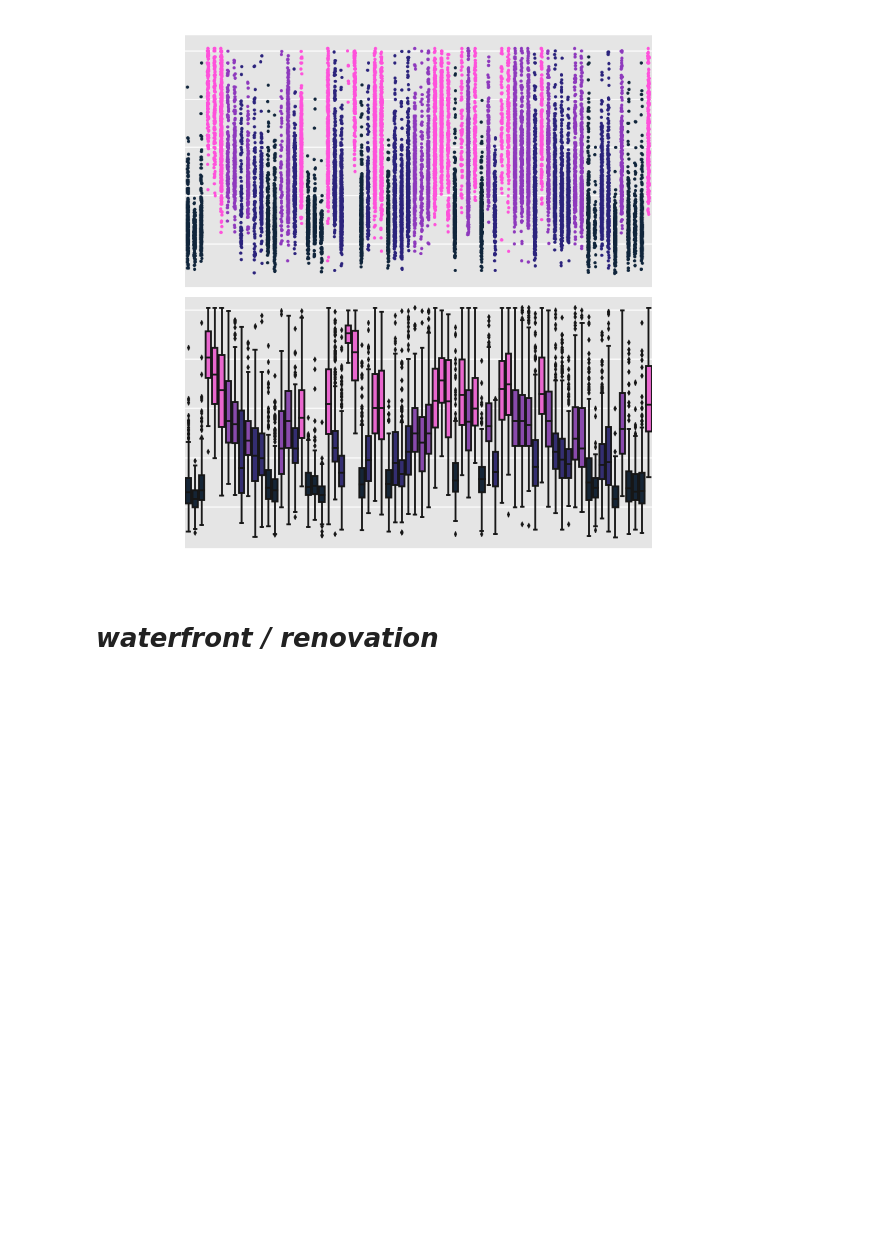
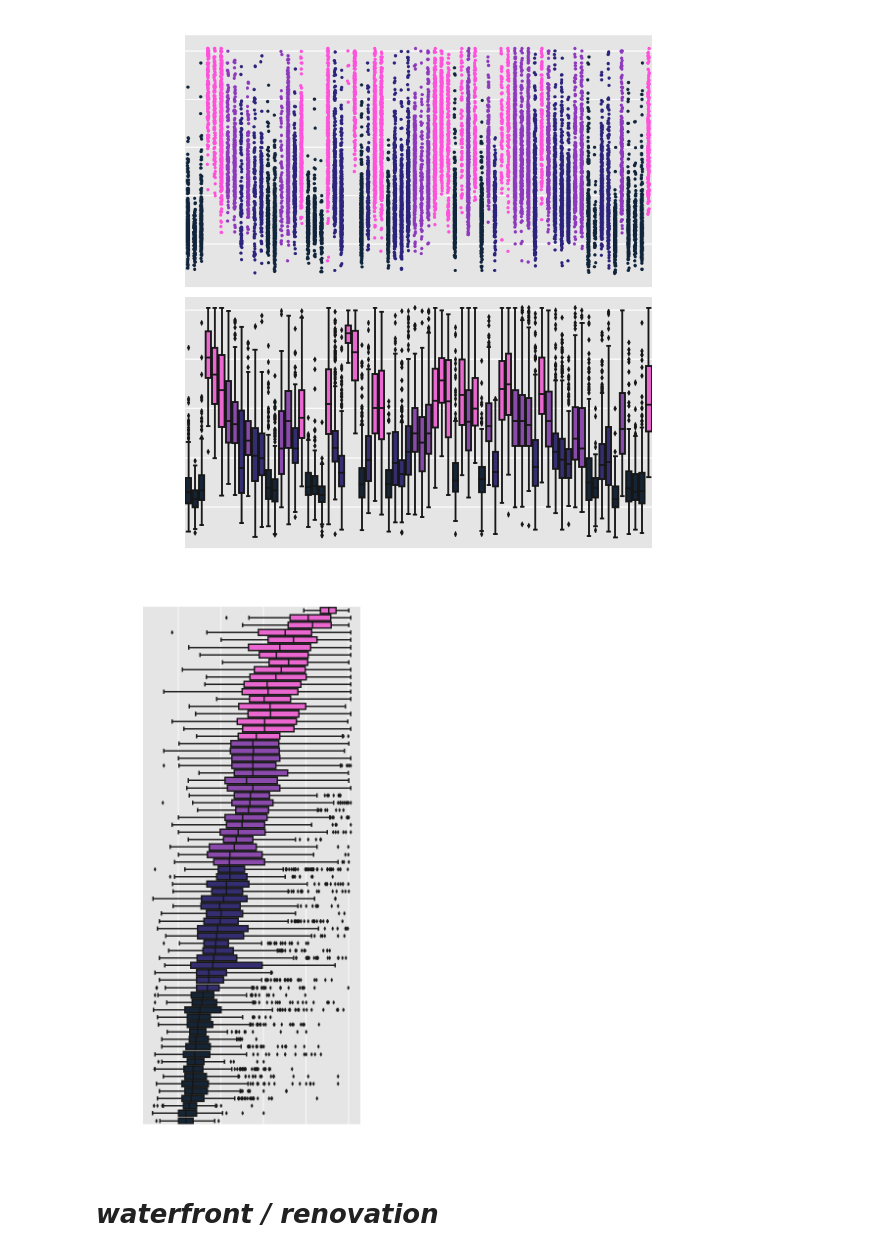
Before and after one commit to cwf231/dsc-mod-2-project-v2-1-onl01-dtsc-pt-041320, a Jupyter notebook: presentation_visualizations.ipynb, the cells around one changed output. Cells and saved outputs as stored; diff of their text form; code cells hidden in the pictures; blank space fills up the shorter version.

```diff
--- a/presentation_visualizations.ipynb
+++ b/presentation_visualizations.ipynb
@@ -315,5 +315,28 @@ zip_fig_appendix.tight_layout()
 # %% [output]
 [figure]
+# %%
+# Plot the effect of zipcode on home price.
+zip_fig_appendix, ax = plt.subplots(figsize=(8,16))
+
+median_price = z['price'].median().sort_values(ascending=False)
+
+q1, q2, q3 = [median_price.quantile(x) for x in (0.25, 0.5, 0.75)]
+colors = {zipcode: '#10253B' if median_price[zipcode]<=q1
+          else '#2B237C' if median_price[zipcode]<=q2
+          else '#8E39BD' if median_price[zipcode]<=q3
+          else '#FF51DB' for zipcode in df['zipcode'].values}
+
+sns.boxplot(x='price', y='zipcode', orient='h',
+            data=df, palette=colors, ax=ax,
+            order=median_price.index)
+
+apply_price_formatter(ax, yaxis=False)
+ax.set(title='Zip Code Impact on Home Price',
+       xlabel='Home Price', ylabel='Zip Code')
+
+zip_fig_appendix.tight_layout()
+# %% [output]
+[figure, added]
 # %%
 figures_dct['zip_fig_appendix.png'] = zip_fig_appendix
 # %% [markdown]
```
Also changed, not shown: parts of 2 cells of this notebook, 8 other files.
